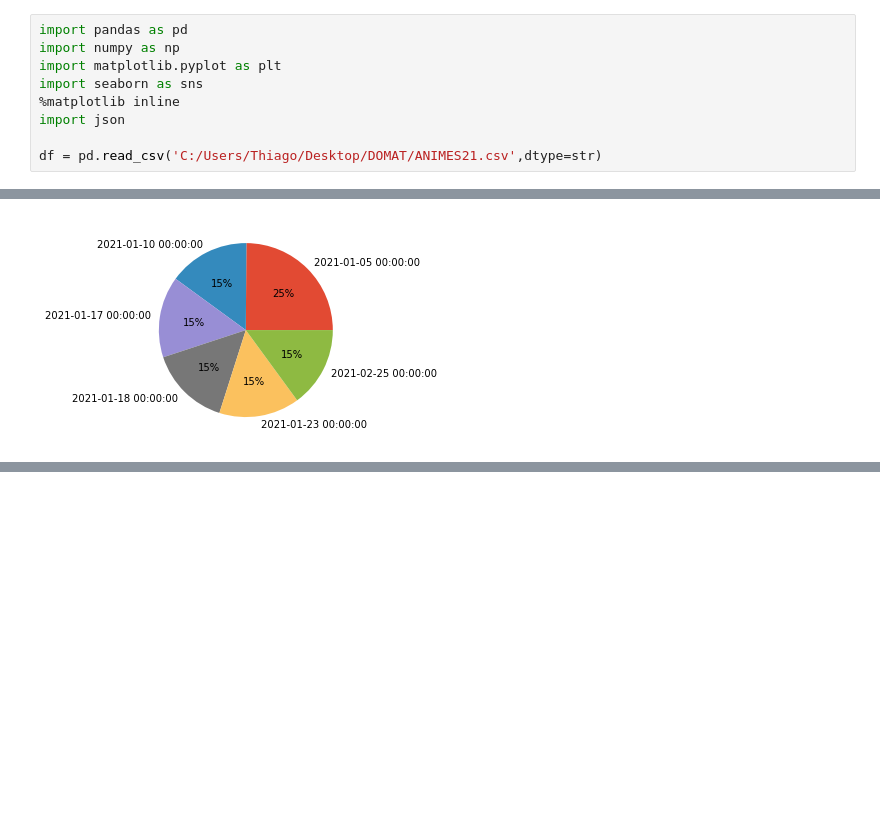
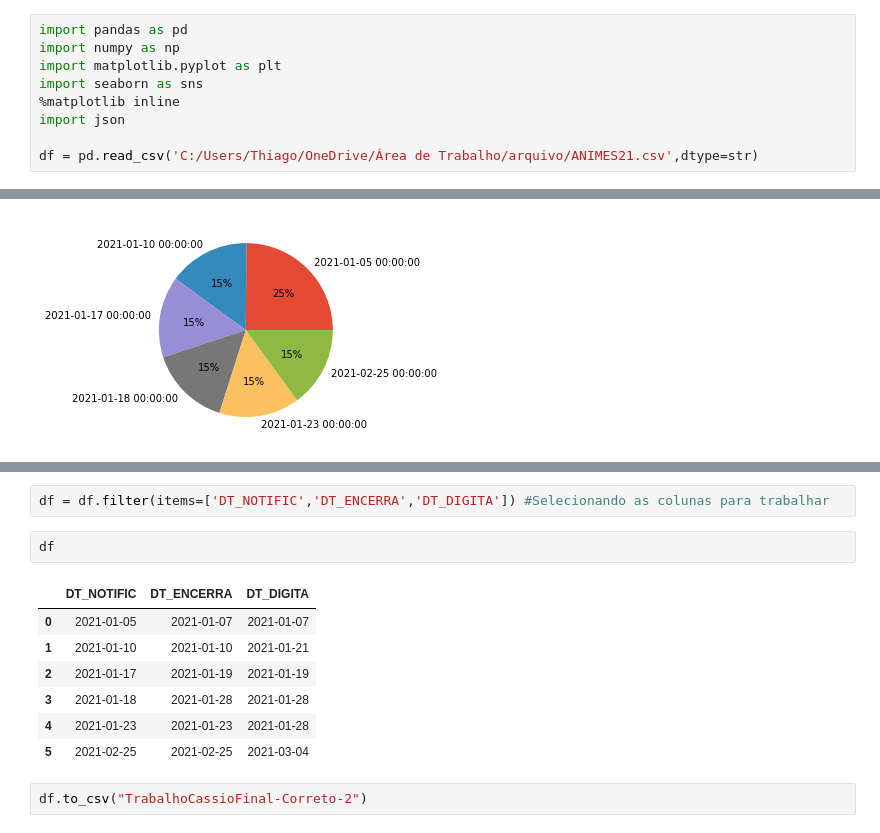
Before and after one commit to grupounisales/projeto_int, a Jupyter notebook: TrabalhoCassioFinal-Correto-1.ipynb, the cells around one changed output, grey strips where cells are left out. Cells and saved outputs as stored; diff of their text form; blank space fills up the shorter version.

```diff
--- a/TrabalhoCassioFinal-Correto.ipynb
+++ b/TrabalhoCassioFinal-Correto-1.ipynb
@@ -6,7 +6,7 @@ import seaborn as sns
 %matplotlib inline
 import json
 
-df = pd.read_csv('C:/Users/Thiago/Desktop/DOMAT/ANIMES21.csv',dtype=str)
+df = pd.read_csv('C:/Users/Thiago/OneDrive/Área de Trabalho/arquivo/ANIMES21.csv',dtype=str)
 # %%
 url = "https://servicodados.ibge.gov.br/api/v1/localidades/estados/ES/municipios"
 # %%
@@ -185,0 +187,14 @@ plt.show()
+# %%
+df = df.filter(items=['DT_NOTIFIC','DT_ENCERRA','DT_DIGITA']) #Selecionando as colunas para trabalhar
+# %%
+df
+# %% [output]
+|  | DT_NOTIFIC | DT_ENCERRA | DT_DIGITA |
+| 0 | 2021-01-05 | 2021-01-07 | 2021-01-07 |
+| 1 | 2021-01-10 | 2021-01-10 | 2021-01-21 |
+| 2 | 2021-01-17 | 2021-01-19 | 2021-01-19 |
+| 3 | 2021-01-18 | 2021-01-28 | 2021-01-28 |
+| 4 | 2021-01-23 | 2021-01-23 | 2021-01-28 |
+| 5 | 2021-02-25 | 2021-02-25 | 2021-03-04 |
+# %%
+df.to_csv("TrabalhoCassioFinal-Correto-2")
```
Also changed, not shown: parts of 4 cells of this notebook, 3 other files.
